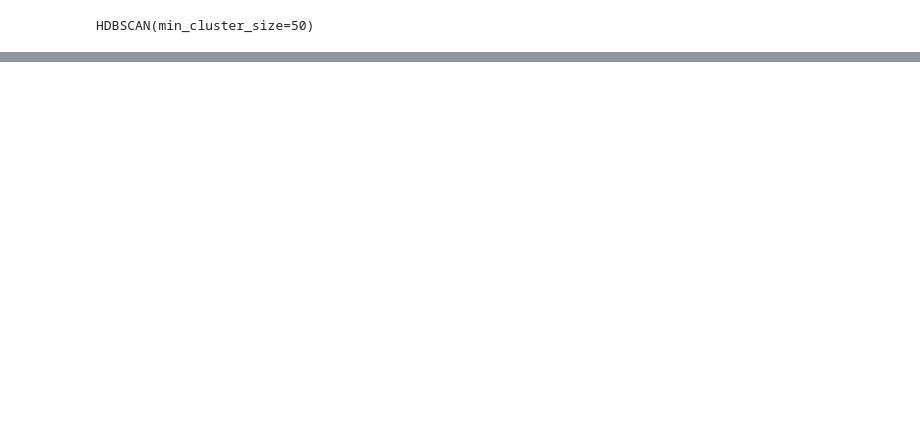
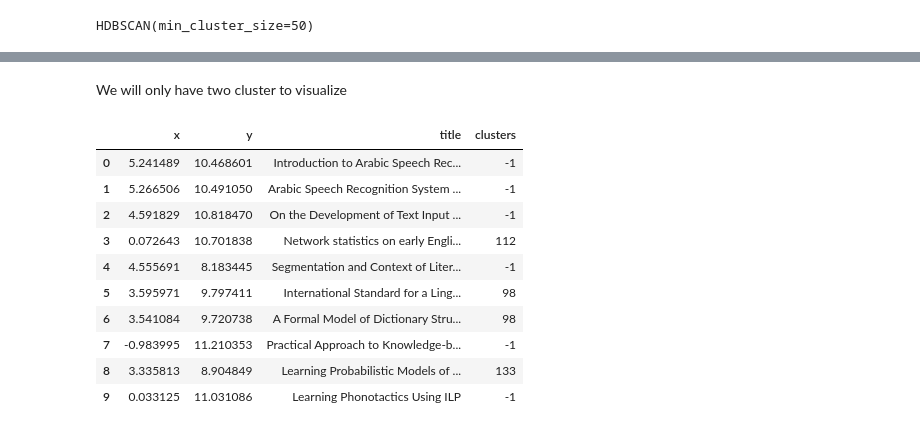
Before and after one commit to saivenkatreddy29/Implementation-of-Hands-on-Large-Language-models-book, a Jupyter notebook: Jaylamar_book_chapter_5.ipynb, the cells around one changed output, grey strips where cells are left out. Cells and saved outputs as stored; diff of their text form; code cells hidden in the pictures; blank space fills up the shorter version.

```diff
--- a/Jaylamar_book_chapter_5.ipynb
+++ b/Jaylamar_book_chapter_5.ipynb
@@ -84,0 +108,2 @@ HDBSCAN(min_cluster_size=50)
+# %% [markdown]
+We will only have two cluster to visualize
@@ -84,0 +118,14 @@ HDBSCAN(min_cluster_size=50)
+# %%
+df.head(10)
+# %% [output]
+|  | x | y | title | clusters |
+| 0 | 5.241489 | 10.468601 | Introduction to Arabic Speech Rec... | -1 |
+| 1 | 5.266506 | 10.491050 | Arabic Speech Recognition System ... | -1 |
+| 2 | 4.591829 | 10.818470 | On the Development of Text Input ... | -1 |
+| 3 | 0.072643 | 10.701838 | Network statistics on early Engli... | 112 |
+| 4 | 4.555691 | 8.183445 | Segmentation and Context of Liter... | -1 |
+| 5 | 3.595971 | 9.797411 | International Standard for a Ling... | 98 |
+| 6 | 3.541084 | 9.720738 | A Formal Model of Dictionary Stru... | 98 |
+| 7 | -0.983995 | 11.210353 | Practical Approach to Knowledge-b... | -1 |
+| 8 | 3.335813 | 8.904849 | Learning Probabilistic Models of ... | 133 |
+| 9 | 0.033125 | 11.031086 | Learning Phonotactics Using ILP | -1 |
```
Also changed, not shown: parts of 12 cells of this notebook.
